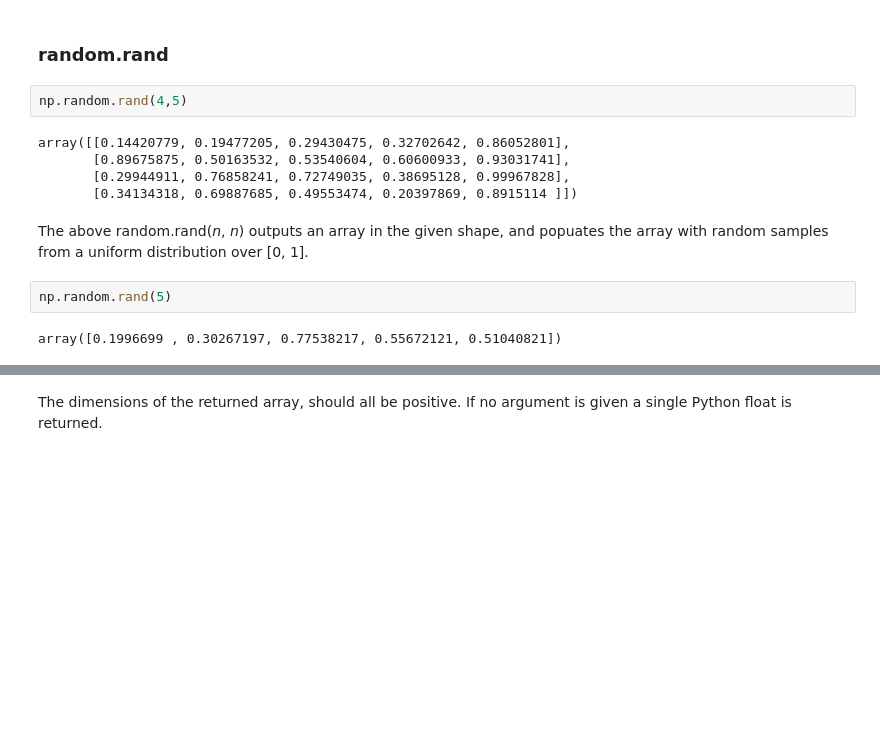
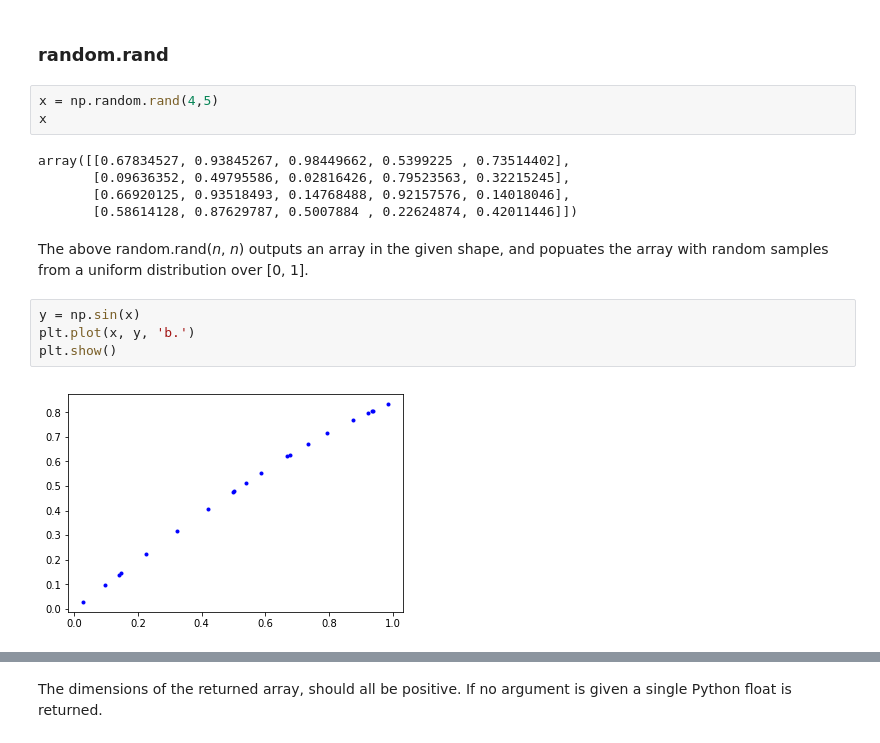
Before and after one commit to Trojan-Hawk/EmergingTechnologies_Project_2018, a Jupyter notebook: numpy-random.ipynb, the cells around one changed output, grey strips where cells are left out. Cells and saved outputs as stored; diff of their text form; blank space fills up the shorter version.

Commit message:
Added more function explainations to the numpy.random Jupyter Notebook

```diff
--- a/numpy-random.ipynb
+++ b/numpy-random.ipynb
@@ -75,15 +75,18 @@ import scipy.special as sps
 # %% [markdown]
 ### random.rand
 # %%
-np.random.rand(4,5)
+x = np.random.rand(4,5)
+x
 # %% [output]
-array([[0.14420779, 0.19477205, 0.29430475, 0.32702642, 0.86052801],
-       [0.89675875, 0.50163532, 0.53540604, 0.60600933, 0.93031741],
-       [0.29944911, 0.76858241, 0.72749035, 0.38695128, 0.99967828],
-       [0.34134318, 0.69887685, 0.49553474, 0.20397869, 0.8915114 ]])
+array([[0.67834527, 0.93845267, 0.98449662, 0.5399225 , 0.73514402],
+       [0.09636352, 0.49795586, 0.02816426, 0.79523563, 0.32215245],
+       [0.66920125, 0.93518493, 0.14768488, 0.92157576, 0.14018046],
+       [0.58614128, 0.87629787, 0.5007884 , 0.22624874, 0.42011446]])
 # %% [markdown]
 The above random.rand(*n*, *n*) outputs an array in the given shape, and popuates the array with random samples from a uniform distribution over [0, 1].
-# %%
-np.random.rand(5)
-# %% [output]
-array([0.1996699 , 0.30267197, 0.77538217, 0.55672121, 0.51040821])
+# %%
+y = np.sin(x)
+plt.plot(x, y, 'b.')
+plt.show()
+# %% [output]
+[figure, added]
```
Also changed, not shown: parts of 68 cells of this notebook.
